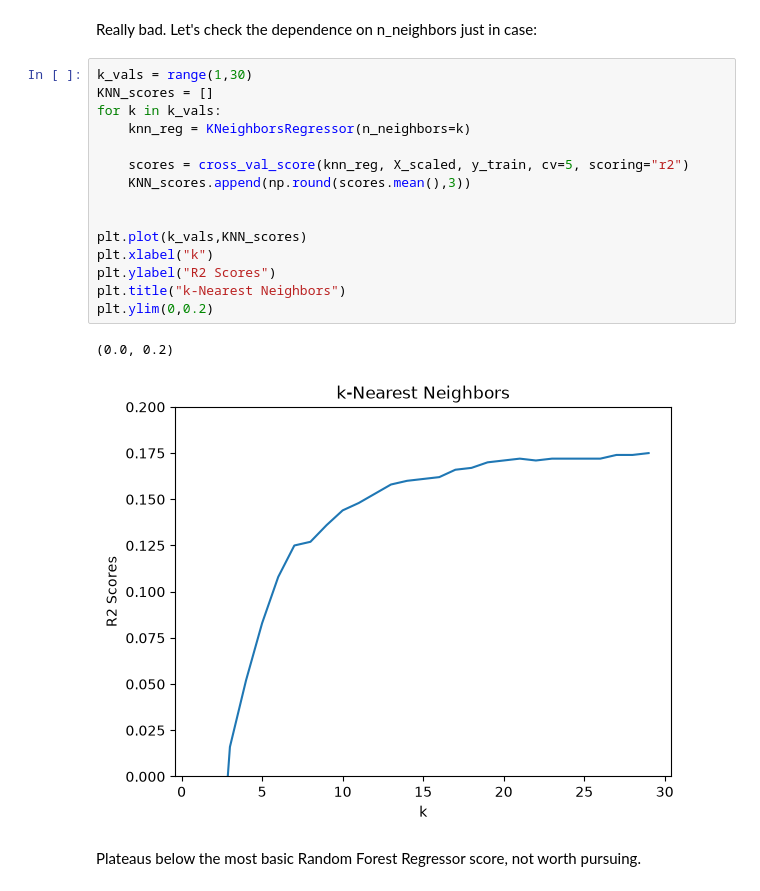
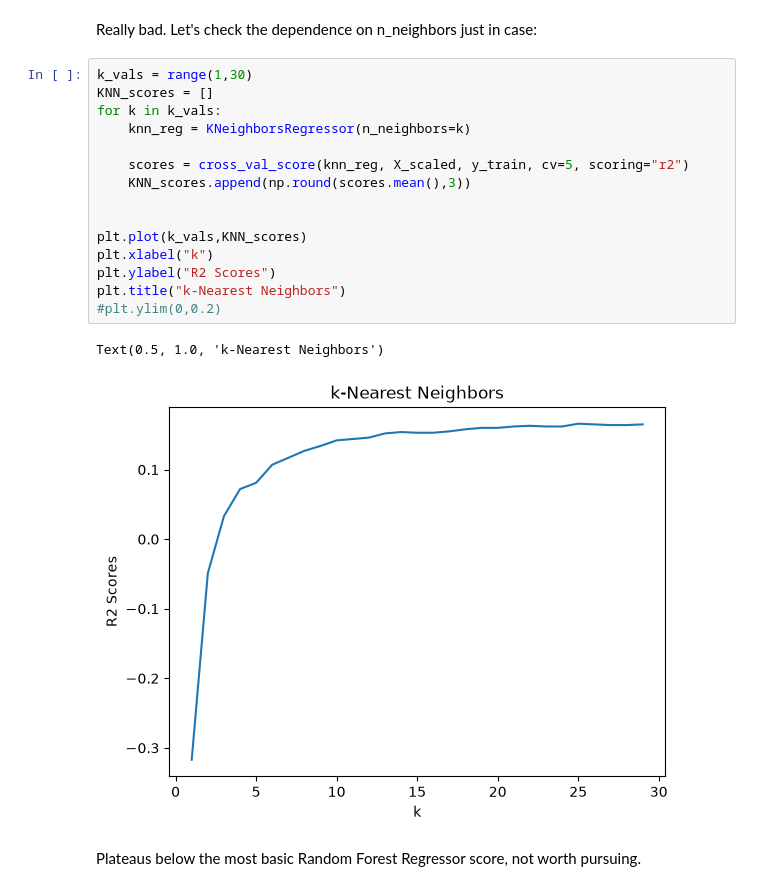
Before and after one commit to Raymon-Watson/Machine-Learning--Projects, a Jupyter notebook: Regression/airbnb/Airbnb_analysis.ipynb, the cells around one changed output. Cells and saved outputs as stored; diff of their text form.

```diff
--- a/Regression/airbnb/Airbnb_analysis.ipynb
+++ b/Regression/airbnb/Airbnb_analysis.ipynb
@@ -696,21 +696,21 @@ Really bad. Let's check the dependence on n_neighbors just in case:
 # %%
 k_vals = range(1,30)
 KNN_scores = []
 for k in k_vals:
     knn_reg = KNeighborsRegressor(n_neighbors=k)
 
     scores = cross_val_score(knn_reg, X_scaled, y_train, cv=5, scoring="r2")
     KNN_scores.append(np.round(scores.mean(),3))
 
 
 plt.plot(k_vals,KNN_scores)
 plt.xlabel("k")
 plt.ylabel("R2 Scores")
 plt.title("k-Nearest Neighbors")
-plt.ylim(0,0.2)
+#plt.ylim(0,0.2)
 # %% [output]
-(0.0, 0.2)
+Text(0.5, 1.0, 'k-Nearest Neighbors')
-[figure, old version]
+[figure, new version]
 # %% [markdown]
 Plateaus below the most basic Random Forest Regressor score, not worth pursuing.
 # %% [markdown]
```
Also changed, not shown: parts of 14 cells of this notebook.
